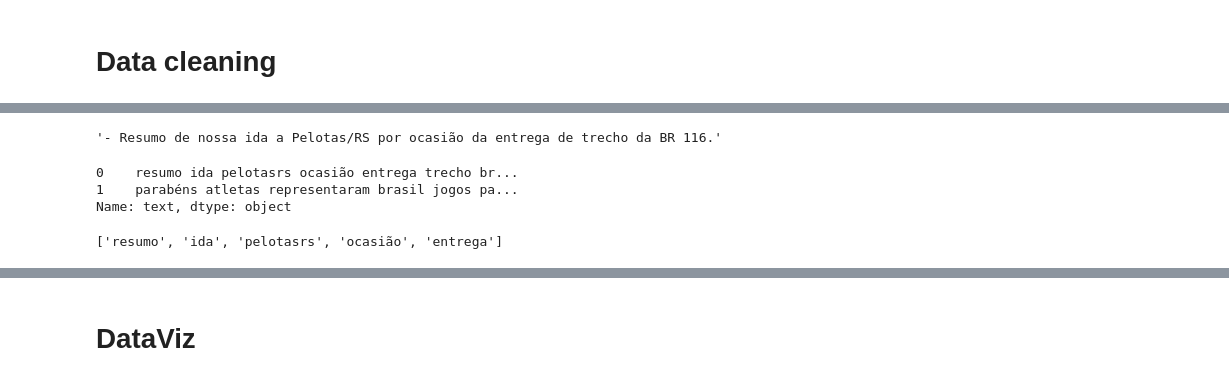
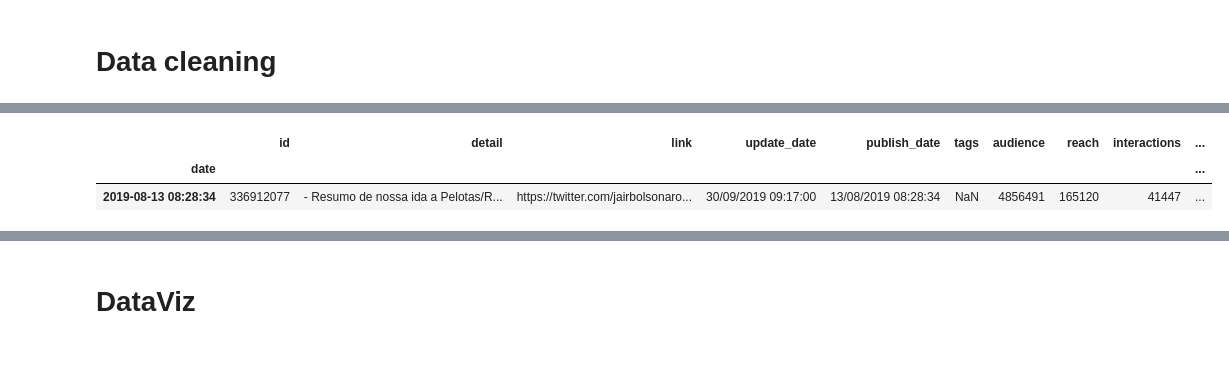
Before and after one commit to lclarete/bozoinsights, a Jupyter notebook: tweets_bolsonaro.ipynb, the cells around one changed output, grey strips where cells are left out. Drawn from its saved outputs; the diff is of its cells as text; code cells hidden in the pictures; blank space fills up the shorter version.

```diff
--- a/tweets_bolsonaro.ipynb
+++ b/tweets_bolsonaro.ipynb
@@ -126,0 +201,3 @@ df.head(1)
+# %%
+# select numerical columns
+cols_num = df.describe().columns.to_list()
@@ -138,15 +272,3 @@ sw = sw_pt + sw_en + sw_new + sw_digits
 # %%
-# Remove link
-df['text'] = df.detail.apply(remove_link)
-df.text[0]
+# cleaning tweet texts
+df['text_clean'] = df.detail.apply(data_cleaning)
-# %% [output]
-'- Resumo de nossa ida a Pelotas/RS por ocasião da entrega de trecho da BR 116.'
-# %%
-# Removing punctuations and stopwords
-df['text'] = df.text.apply(remove_punctuation)
-df['text'] = df.text.apply(remove_sw)
-df.text[0:2]
-# %% [output]
-0    resumo ida pelotasrs ocasião entrega trecho br...
-1    parabéns atletas representaram brasil jogos pa...
-Name: text, dtype: object
@@ -160,4 +275,6 @@ clean_text = [w for w in word_tokenize(tweets_str)
-# %%
-clean_text[0:5]
-# %% [output]
-['resumo', 'ida', 'pelotasrs', 'ocasião', 'entrega']
+# %%
+df.head(1)
+# %% [output]
+|  | id | detail | link | update_date | publish_date | tags | audience | reach | interactions | ... |
+| date |  |  |  |  |  |  |  |  |  | ... |
+| 2019-08-13 08:28:34 | 336912077 | - Resumo de nossa ida a Pelotas/R... | https://twitter.com/jairbolsonaro... | 30/09/2019 09:17:00 | 13/08/2019 08:28:34 | NaN | 4856491 | 165120 | 41447 | ... |
```
Also changed, not shown: parts of 110 cells of this notebook, 1 other file.
